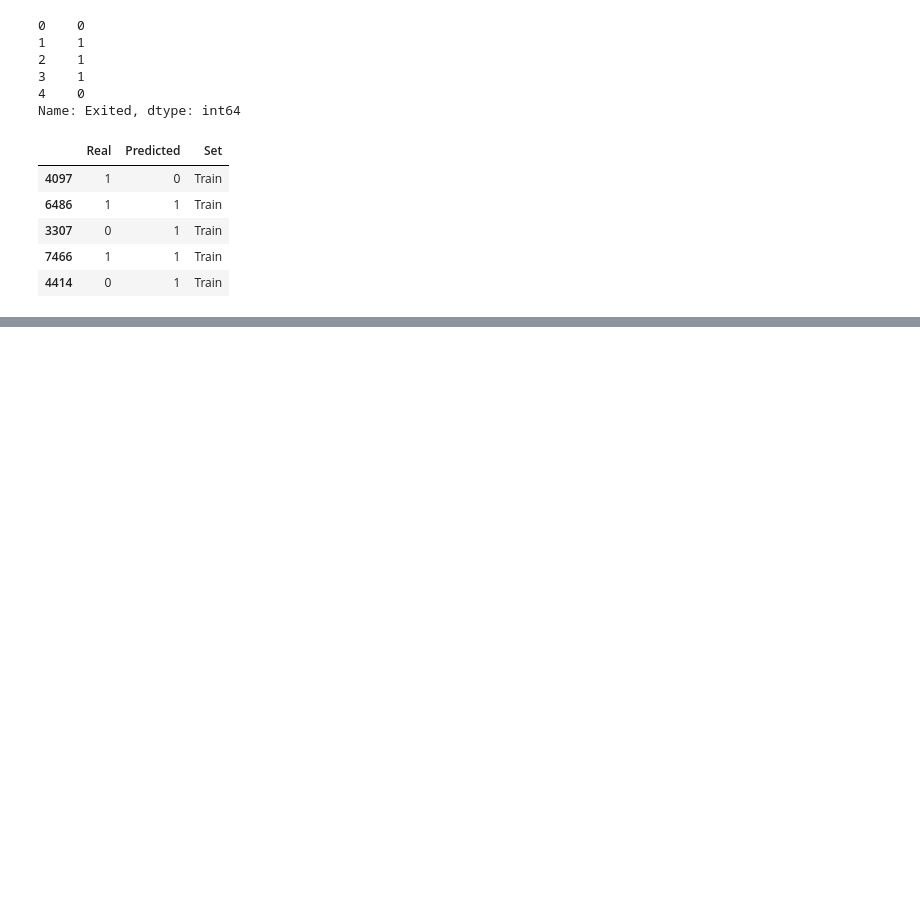
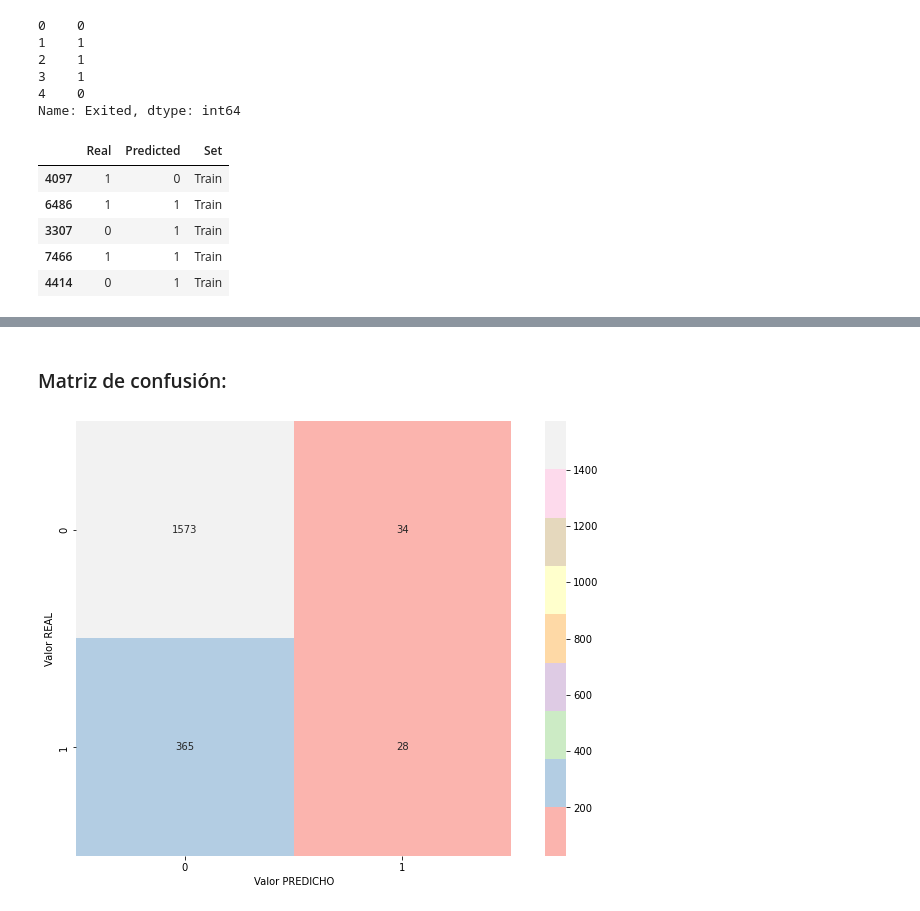
Before and after one commit to natigl/DA-bootcamp-MachineLearning, a Jupyter notebook: regresion-logistica/3-pp-ajuste-regresion-logistica.ipynb, the cells around one changed output, grey strips where cells are left out. Cells and saved outputs as stored; diff of their text form; code cells hidden in the pictures; blank space fills up the shorter version.

```diff
--- a/regresion-logistica/3-pp-ajuste-regresion-logistica.ipynb
+++ b/regresion-logistica/3-pp-ajuste-regresion-logistica.ipynb
@@ -55,0 +78,3 @@ AttributeError: 'DataFrame' object has no attribute 'reshape'
+# %%
+df_enco= pd.read_csv("data/adults_enco.csv", index_col = 0)
+df_enco.head()
@@ -106,10 +141,14 @@ y2 = df_enco["Exited"]
 # %%
 x_train2, x_test2, y_train2, y_test2 = train_test_split(X2, y2, test_size = 0.2, random_state = 42)
 # %%
+
 log_reg = LogisticRegression(n_jobs=-1, max_iter = 1000)
 
+# ajustamos el modelo a nuestros datos
 log_reg.fit(x_train2,y_train2)
 
-y_pred_train = log_reg_esta.predict(x_train2)
+# obtenemos las predicciones para el conjunto de entrenamiento
+y_pred_train = log_reg.predict(x_train2)
 
-y_pred_test = log_reg_esta.predict(x_test2)
+# obtenemos las predicciones para el conjunto de test
+y_pred_test = log_reg.predict(x_test2)
@@ -120,0 +168,13 @@ Feature names seen at fit time, yet now missing:
+# %% [markdown]
+### Matriz de confusión:
+# %%
+mat_rl = confusion_matrix(y_test2, y_pred_test)
+
+plt.figure(figsize = (12, 8))
+sns.heatmap(mat_rl, square=True, annot=True, fmt="d", cmap = "Pastel1")
+
+plt.xlabel('Valor PREDICHO')
+plt.ylabel('Valor REAL')
+plt.show();
+# %% [output]
+[figure, added]
```
Also changed, not shown: parts of 8 cells of this notebook.
